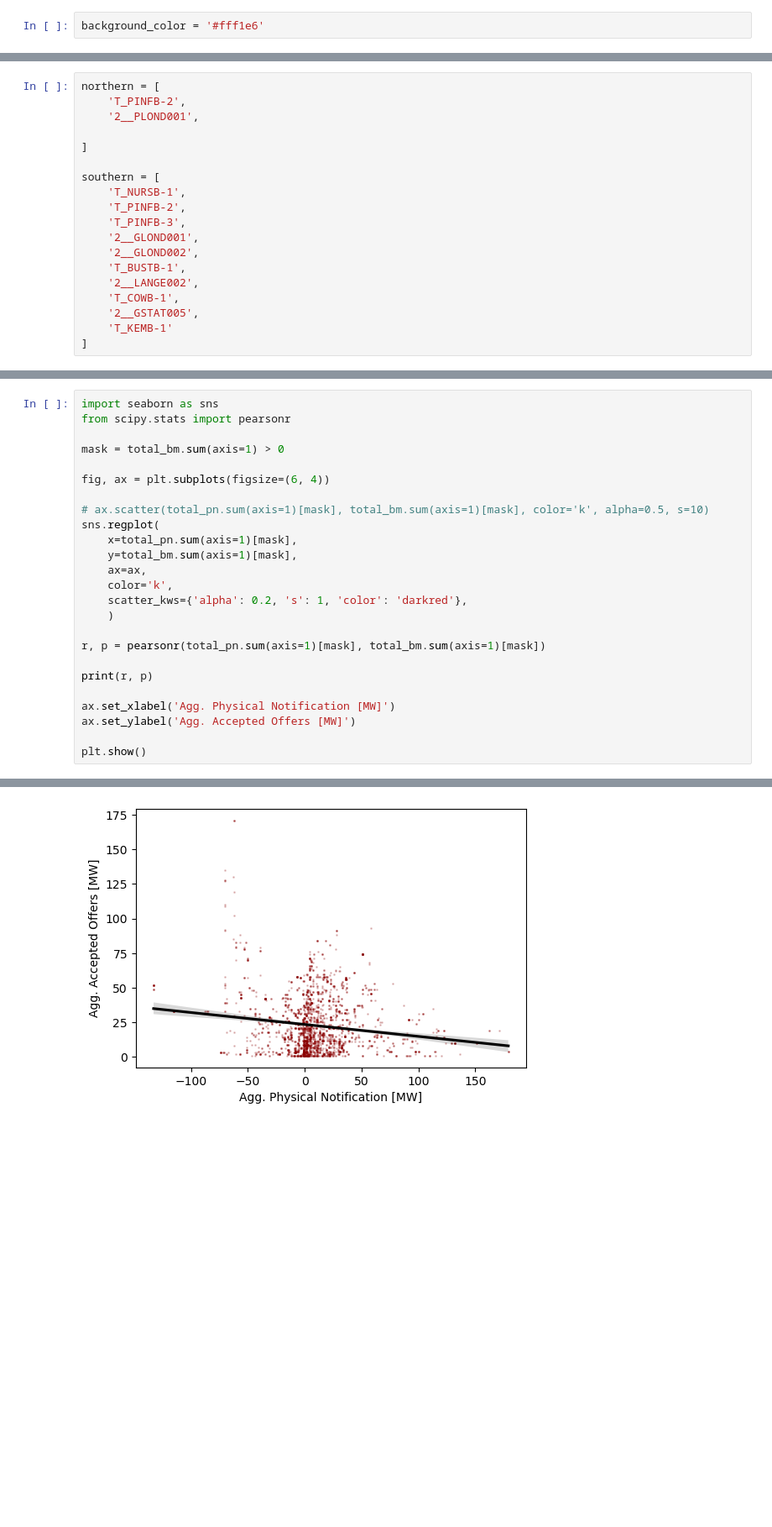
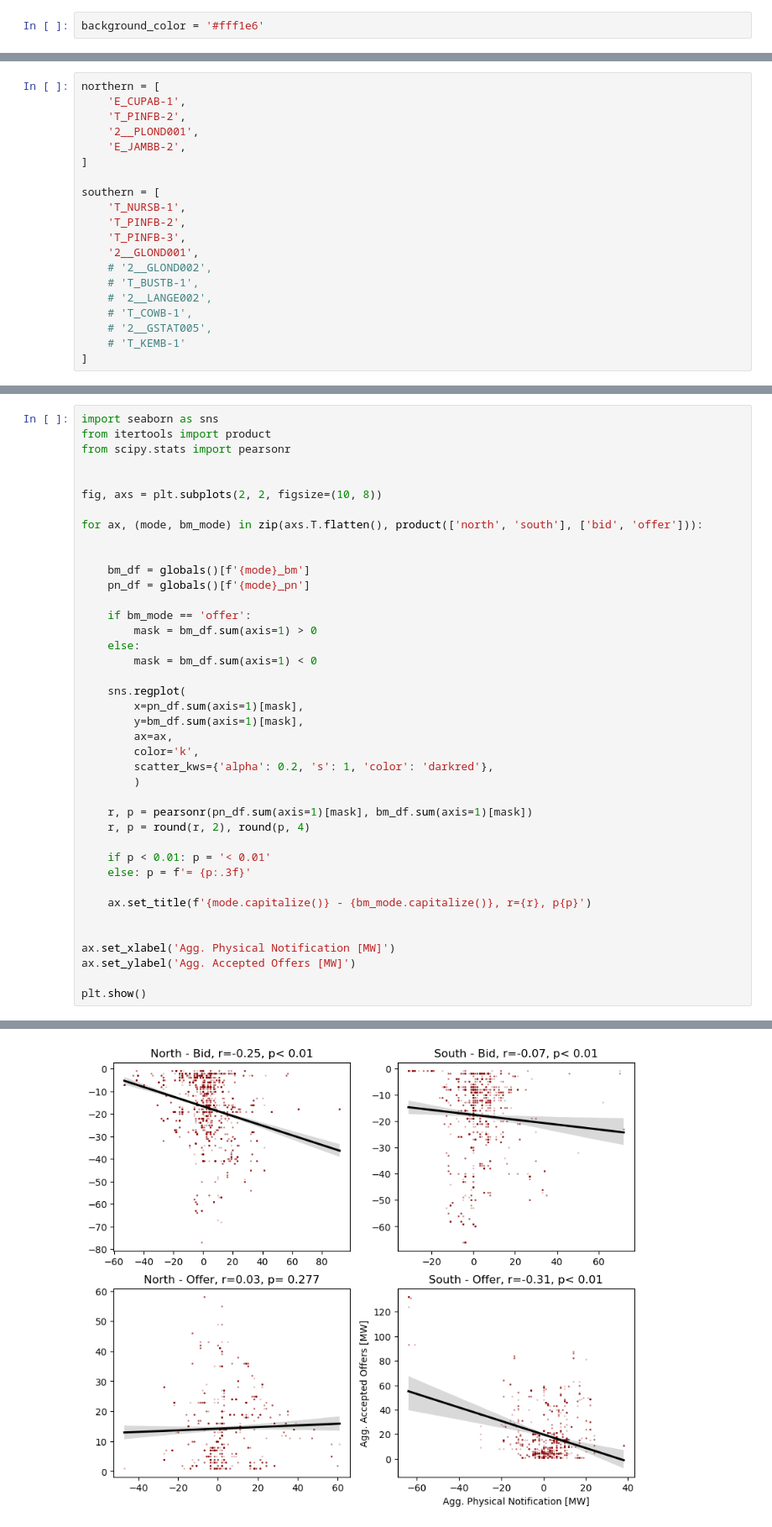
Before and after one commit to LukasFrankenQ/ELXtools, a Jupyter notebook: notebooks/get_bmudata.ipynb, the cells around one changed output, grey strips where cells are left out. Shown at 84% size. Saved outputs shown, nothing was run; the diff lists cells and outputs as text; blank space fills up the shorter version.

```diff
--- a/notebooks/get_bmudata.ipynb
+++ b/notebooks/get_bmudata.ipynb
@@ -210,9 +211,10 @@ plt.show()
 [figure]
 # %%
 northern = [
+    'E_CUPAB-1',
     'T_PINFB-2',
     '2__PLOND001',
-
+    'E_JAMBB-2',
 ]
 
 southern = [
@@ -220,12 +222,12 @@ southern = [
     'T_PINFB-2',
     'T_PINFB-3',
     '2__GLOND001',
-    '2__GLOND002',
-    'T_BUSTB-1',
-    '2__LANGE002',
-    'T_COWB-1',
-    '2__GSTAT005',
-    'T_KEMB-1'
+    # '2__GLOND002',
+    # 'T_BUSTB-1',
+    # '2__LANGE002',
+    # 'T_COWB-1',
+    # '2__GSTAT005',
+    # 'T_KEMB-1'
 ]
 # %%
 from tqdm import tqdm
@@ -296,23 +308,38 @@ plt.show()
 # %%
 import seaborn as sns
+from itertools import product
 from scipy.stats import pearsonr
 
-mask = total_bm.sum(axis=1) > 0
 
-fig, ax = plt.subplots(figsize=(6, 4))
+fig, axs = plt.subplots(2, 2, figsize=(10, 8))
 
-# ax.scatter(total_pn.sum(axis=1)[mask], total_bm.sum(axis=1)[mask], color='k', alpha=0.5, s=10)
-sns.regplot(
-    x=total_pn.sum(axis=1)[mask],
-    y=total_bm.sum(axis=1)[mask],
-    ax=ax,
-    color='k',
-    scatter_kws={'alpha': 0.2, 's': 1, 'color': 'darkred'},
-    )
+for ax, (mode, bm_mode) in zip(axs.T.flatten(), product(['north', 'south'], ['bid', 'offer'])):
 
-r, p = pearsonr(total_pn.sum(axis=1)[mask], total_bm.sum(axis=1)[mask])
 
-print(r, p)
+    bm_df = globals()[f'{mode}_bm']
+    pn_df = globals()[f'{mode}_pn']
+
+    if bm_mode == 'offer':
+        mask = bm_df.sum(axis=1) > 0
+    else:
+        mask = bm_df.sum(axis=1) < 0
+
+    sns.regplot(
+        x=pn_df.sum(axis=1)[mask],
+        y=bm_df.sum(axis=1)[mask],
+        ax=ax,
+        color='k',
+        scatter_kws={'alpha': 0.2, 's': 1, 'color': 'darkred'},
+        )
+
+    r, p = pearsonr(pn_df.sum(axis=1)[mask], bm_df.sum(axis=1)[mask])
+    r, p = round(r, 2), round(p, 4)
+
+    if p < 0.01: p = '< 0.01'
+    else: p = f'= {p:.3f}'
+
+    ax.set_title(f'{mode.capitalize()} - {bm_mode.capitalize()}, r={r}, p{p}')
+
 
 ax.set_xlabel('Agg. Physical Notification [MW]')
 ax.set_ylabel('Agg. Accepted Offers [MW]')
@@ -323 +349 @@ plt.show()
-[figure, old version]
+[figure, new version]
```
Also changed, not shown: parts of 4 cells of this notebook.
